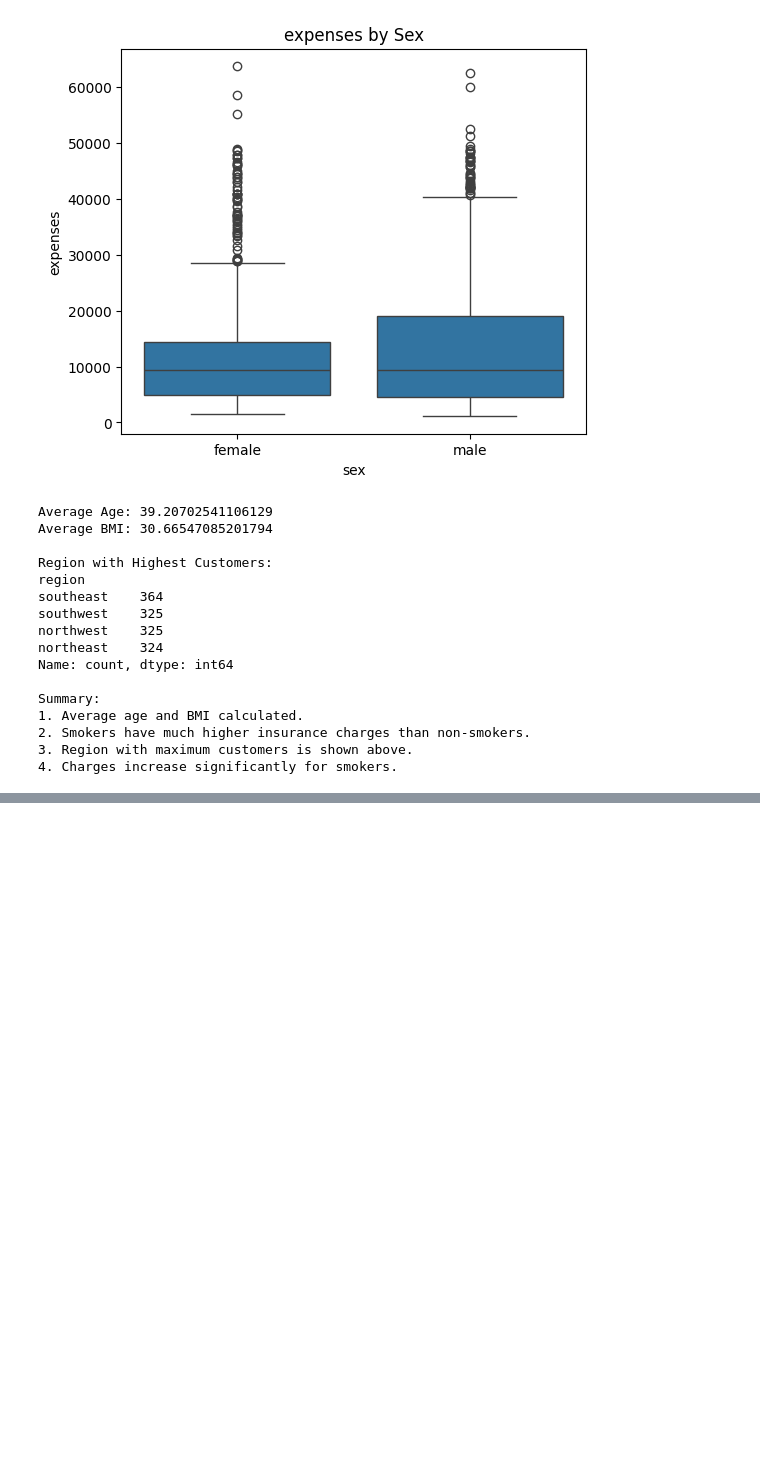
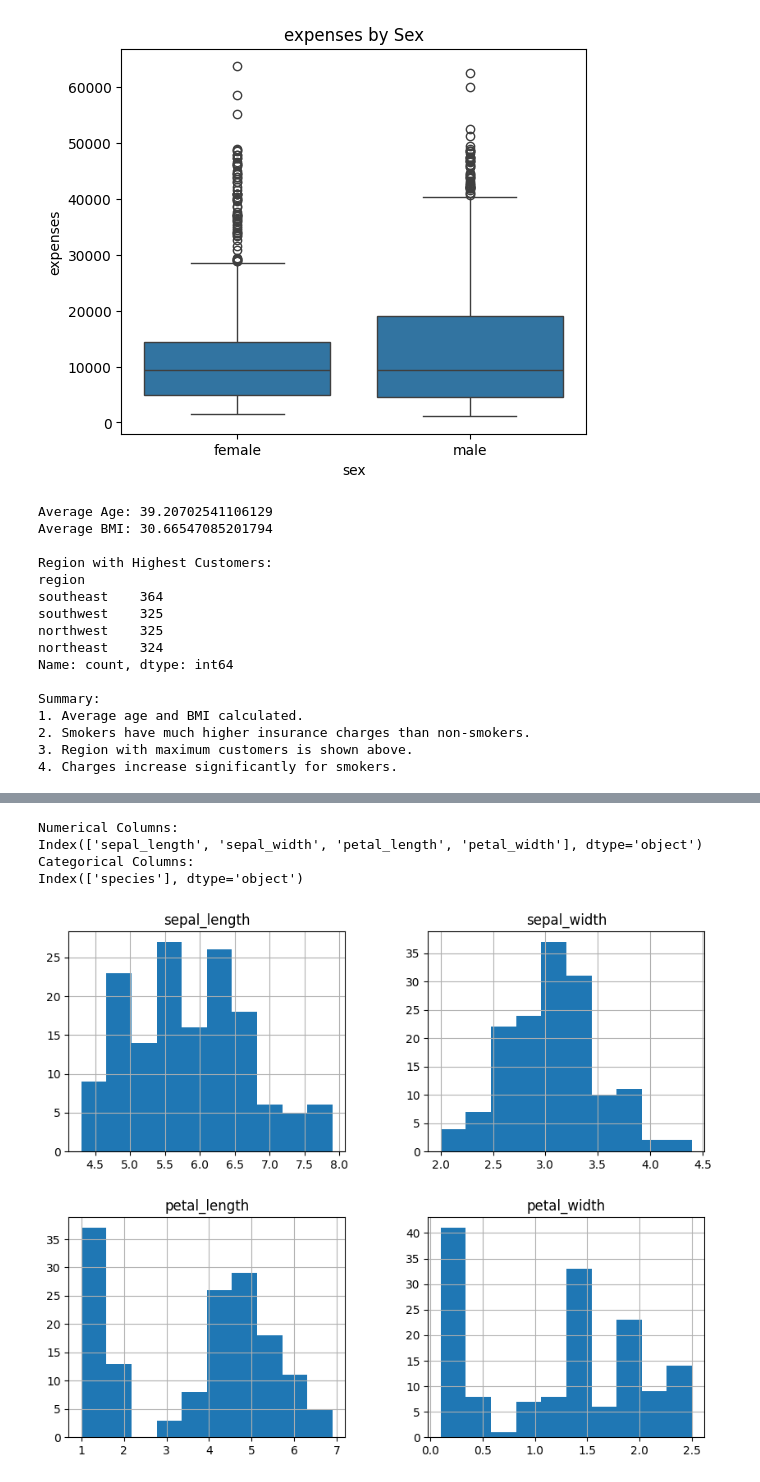
Before and after one commit to ishika-dattatray-date/python-basic-project, a Jupyter notebook: session16.ipynb, the cells around one changed output, grey strips where cells are left out. Saved outputs shown, nothing was run; the diff lists cells and outputs as text; code cells hidden in the pictures; blank space fills up the shorter version.

```diff
--- a/session16.ipynb
+++ b/session16.ipynb
@@ -177,0 +182,3 @@ Summary:
+# %%
+df = sns.load_dataset('iris')
+df.head()
@@ -177,0 +215,16 @@ Summary:
+# %%
+print("Numerical Columns:")
+print(df.select_dtypes(include=['float64','int64']).columns)
+
+print("Categorical Columns:")
+print(df.select_dtypes(include=['object']).columns)
+# %% [output]
+Numerical Columns:
+Index(['sepal_length', 'sepal_width', 'petal_length', 'petal_width'], dtype='object')
+Categorical Columns:
+Index(['species'], dtype='object')
+# %%
+df.hist(figsize=(10,8))
+plt.show()
+# %% [output]
+[figure, added]
```
Also changed, not shown: parts of 6 cells of this notebook.
